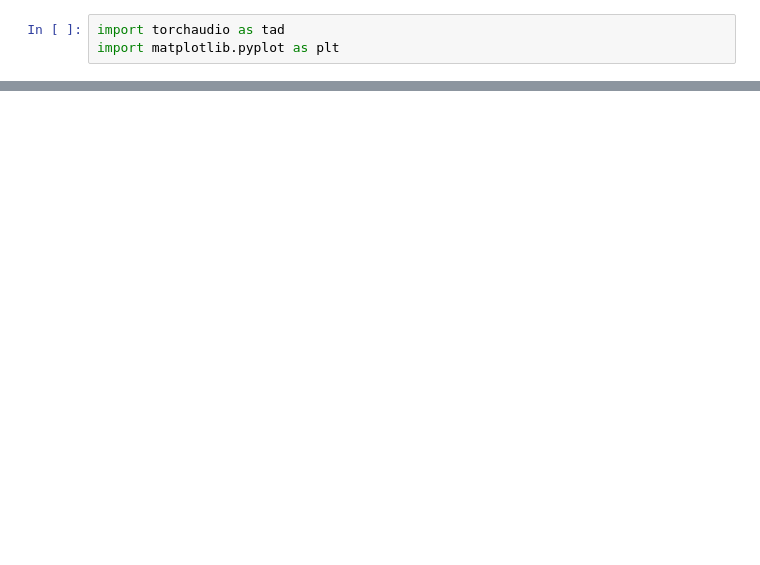
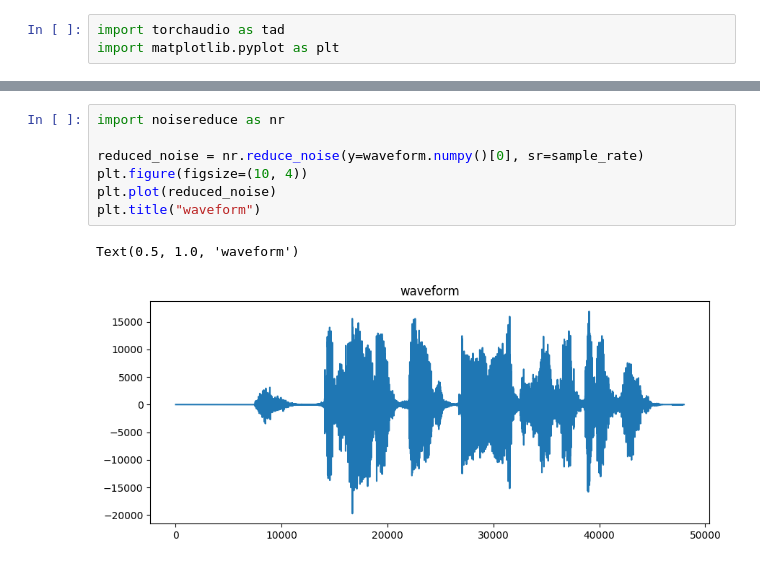
Before and after one commit to mohit-vashisth/Mirage-Omega1, a Jupyter notebook: ml_models/ete-synthesis/load_decode.ipynb, the cells around one changed output, grey strips where cells are left out. Saved outputs shown, nothing was run; the diff lists cells and outputs as text; blank space fills up the shorter version.

Commit message:
reduce noise

```diff
--- a/ml_models/ete-synthesis/load_decode.ipynb
+++ b/ml_models/ete-synthesis/load_decode.ipynb
@@ -19,3 +24,13 @@ Text(0.5, 1.0, 'waveform')
+# %%
+import noisereduce as nr
+
+reduced_noise = nr.reduce_noise(y=waveform.numpy()[0], sr=sample_rate)
+plt.figure(figsize=(10, 4))
+plt.plot(reduced_noise)
+plt.title("waveform")
+# %% [output]
+Text(0.5, 1.0, 'waveform')
+[figure, added]
 # %%
 waveform.shape
 # %% [output]
```
Also changed, not shown: parts of 10 cells of this notebook, 3 other files.
